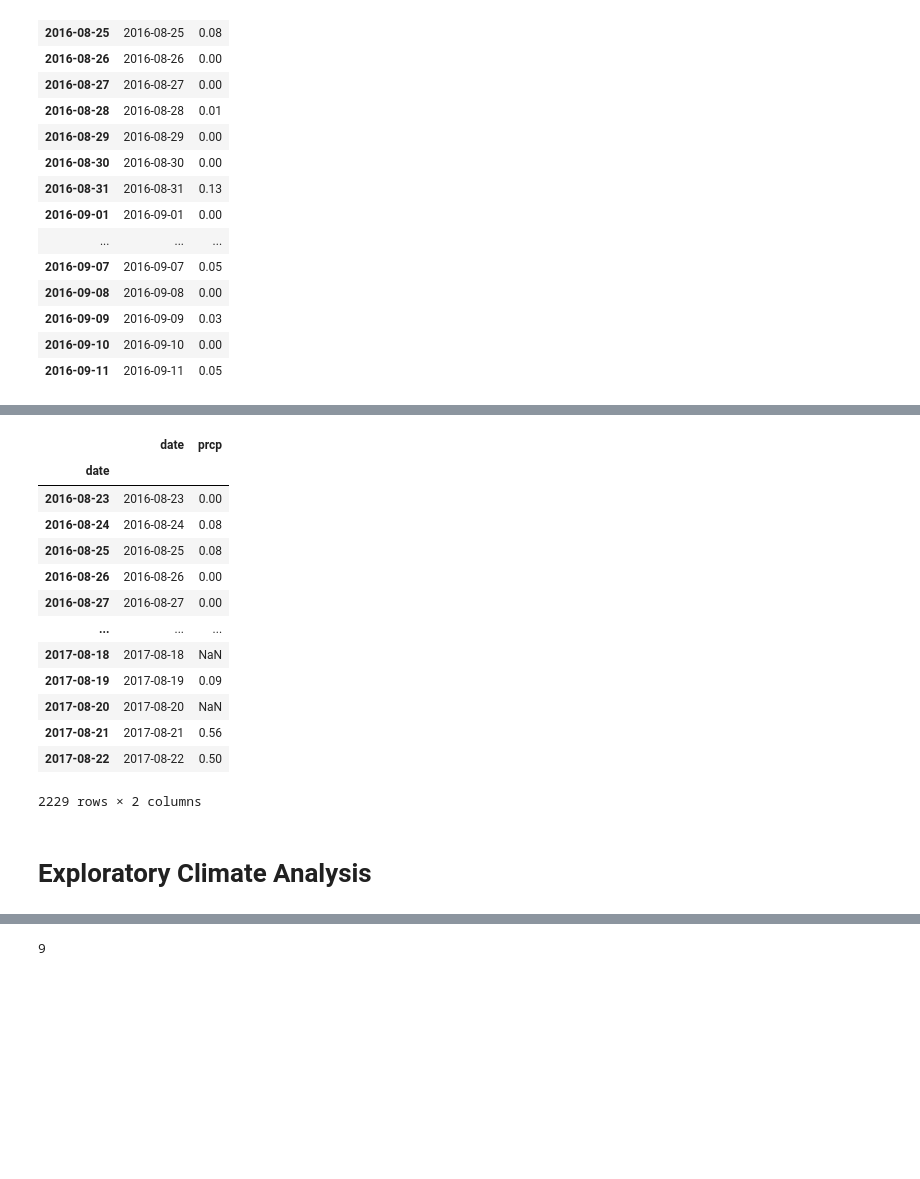
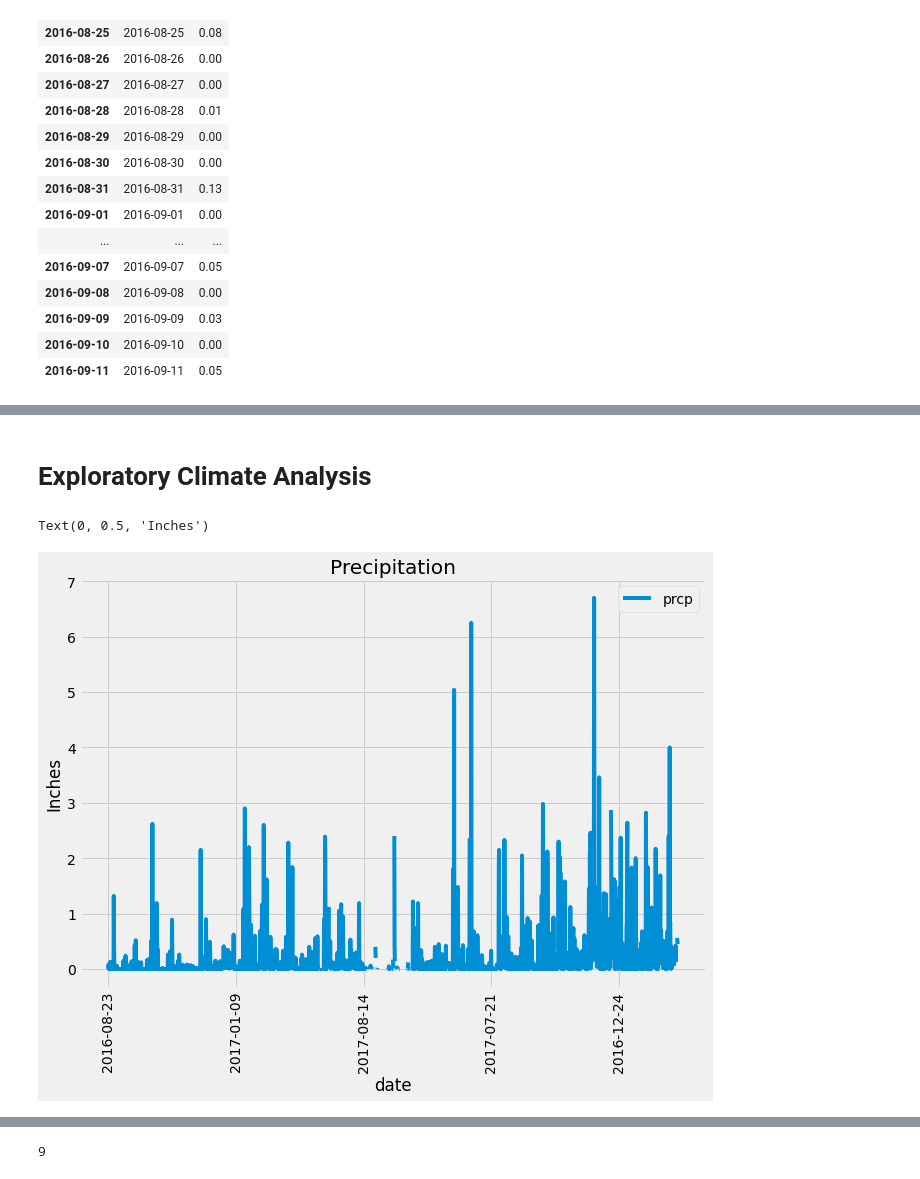
Before and after one commit to Rob397/sqlalchemy-challenge, a Jupyter notebook: climate_starter.ipynb, the cells around one changed output, grey strips where cells are left out. Saved outputs shown, nothing was run; the diff lists cells and outputs as text; code cells hidden in the pictures; blank space fills up the shorter version.

Commit message:
app and histogram
added histogram and fixed my code for the list of observations

```diff
--- a/climate_starter.ipynb
+++ b/climate_starter.ipynb
@@ -108,15 +105,5 @@ dates = [(result[1]) for result in results[:-1]]
 # %%
 # Save the query results as a Pandas DataFrame and set the index to the date column
-df = pd.DataFrame(results[:-1], columns=['date', 'prcp'])
+df = pd.DataFrame(results, columns=['date', 'prcp'])
 df.set_index(df["date"] , inplace=True, )
 df.sort_index()
-
-
-# Use Pandas Plotting with Matplotlib to plot the data
-# df.plot.bar(x=df['prcp'], y=index, **kwargs)
-# ax = df.plot.bar(x='date', y='prcp', rot=90,figsize=(10, 7))
-
-# plt.title("Parcipitation")
-# plt.xlabel("date")
-# plt.ylabel("Inches")
-# ax.set_xticklabels(dates)
@@ -155,25 +147,16 @@ Text(0, 0.5, 'Inches')
-# %%
-df.sort_index()
-df
-# %% [output]
-|  | date | prcp |
-| date |  |  |
-| 2016-08-23 | 2016-08-23 | 0.00 |
-| 2016-08-24 | 2016-08-24 | 0.08 |
-| 2016-08-25 | 2016-08-25 | 0.08 |
-| 2016-08-26 | 2016-08-26 | 0.00 |
-| 2016-08-27 | 2016-08-27 | 0.00 |
-| ... | ... | ... |
-| 2017-08-18 | 2017-08-18 | NaN |
-| 2017-08-19 | 2017-08-19 | 0.09 |
-| 2017-08-20 | 2017-08-20 | NaN |
-| 2017-08-21 | 2017-08-21 | 0.56 |
-| 2017-08-22 | 2017-08-22 | 0.50 |
-2229 rows × 2 columns
 # %% [markdown]
 # Exploratory Climate Analysis
 # %%
 # Use Pandas Plotting with Matplotlib to plot the data
+
+df.plot(rot=90,figsize=(10, 7))
+
+plt.title("Precipitation")
+plt.xlabel("date")
+plt.ylabel("Inches")
+# %% [output]
+Text(0, 0.5, 'Inches')
+[figure, added]
 # %%
 # Use Pandas to calculate the summary statistics for the precipitation data
 
```
Also changed, not shown: parts of 15 cells of this notebook, 1 other file.
